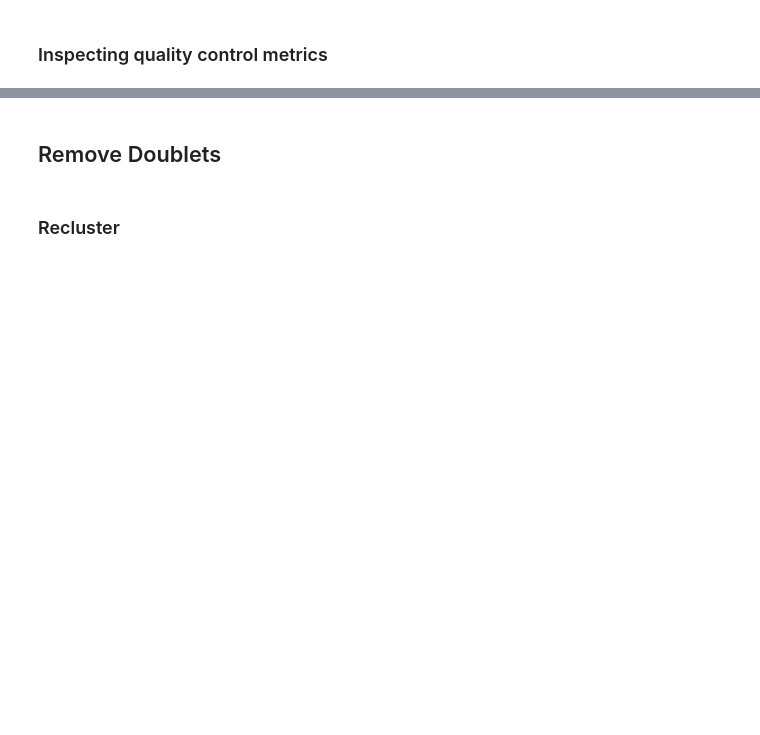
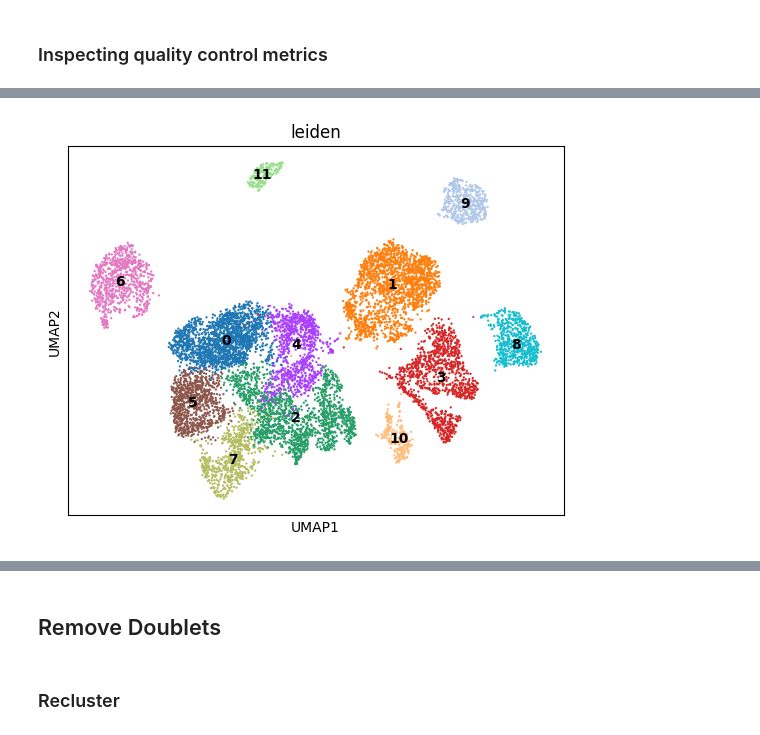
Before and after one commit to djlisko01/rhapsody-analysis-notebook, a Jupyter notebook: jupyter_notebooks/3a_dblt_check.ipynb, the cells around one changed output, grey strips where cells are left out. Drawn from its saved outputs; the diff is of its cells as text; code cells hidden in the pictures; blank space fills up the shorter version.

```diff
--- a/jupyter_notebooks/3a_dblt_check.ipynb
+++ b/jupyter_notebooks/3a_dblt_check.ipynb
@@ -211,0 +206,8 @@ with warnings.catch_warnings():
+# %%
+sc.pl.umap(
+    adata_hv,
+    color="leiden",
+    legend_loc="on data",
+)
+# %% [output]
+[figure, added]
```
Also changed, not shown: parts of 23 cells of this notebook, 12 other files.
